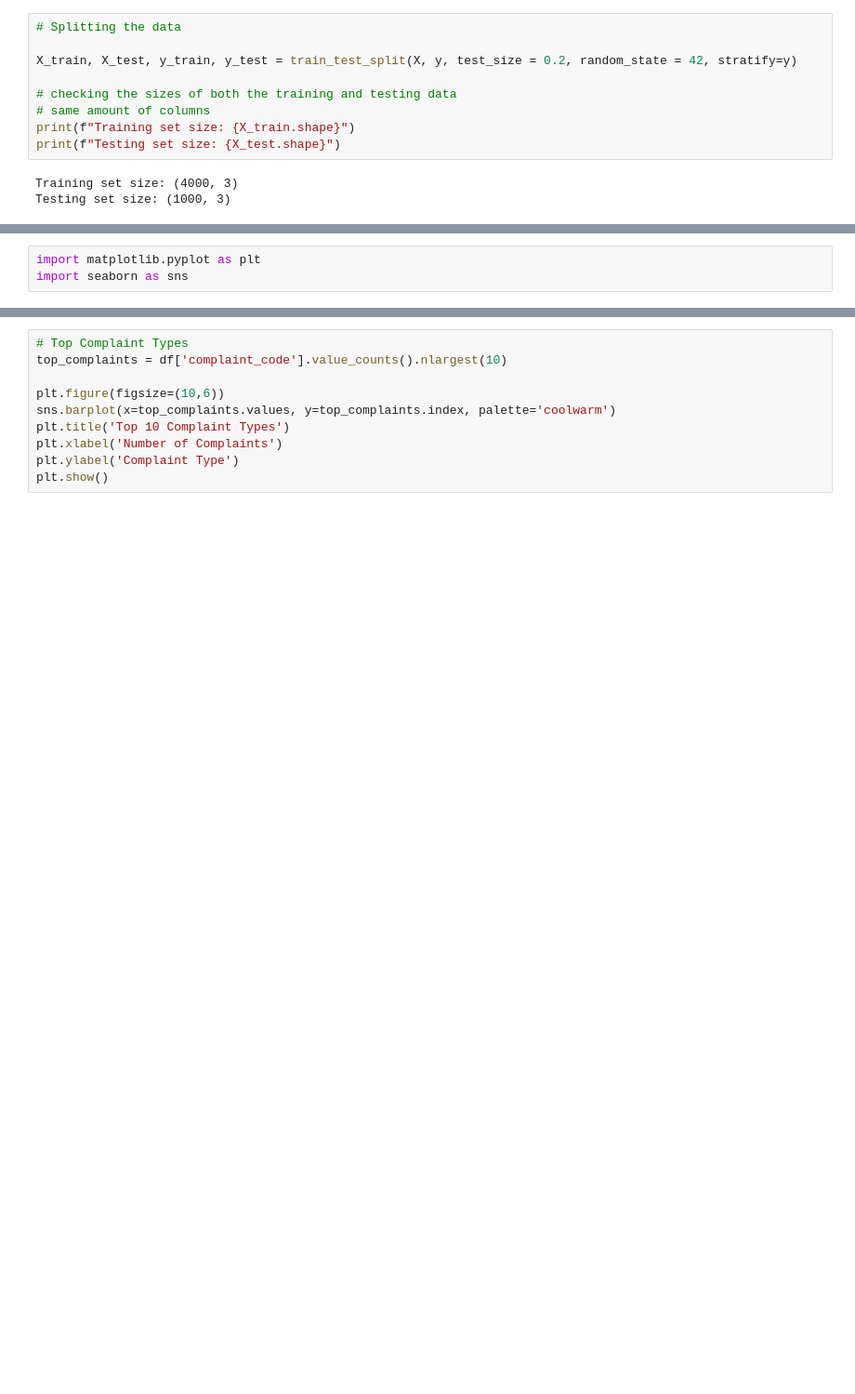
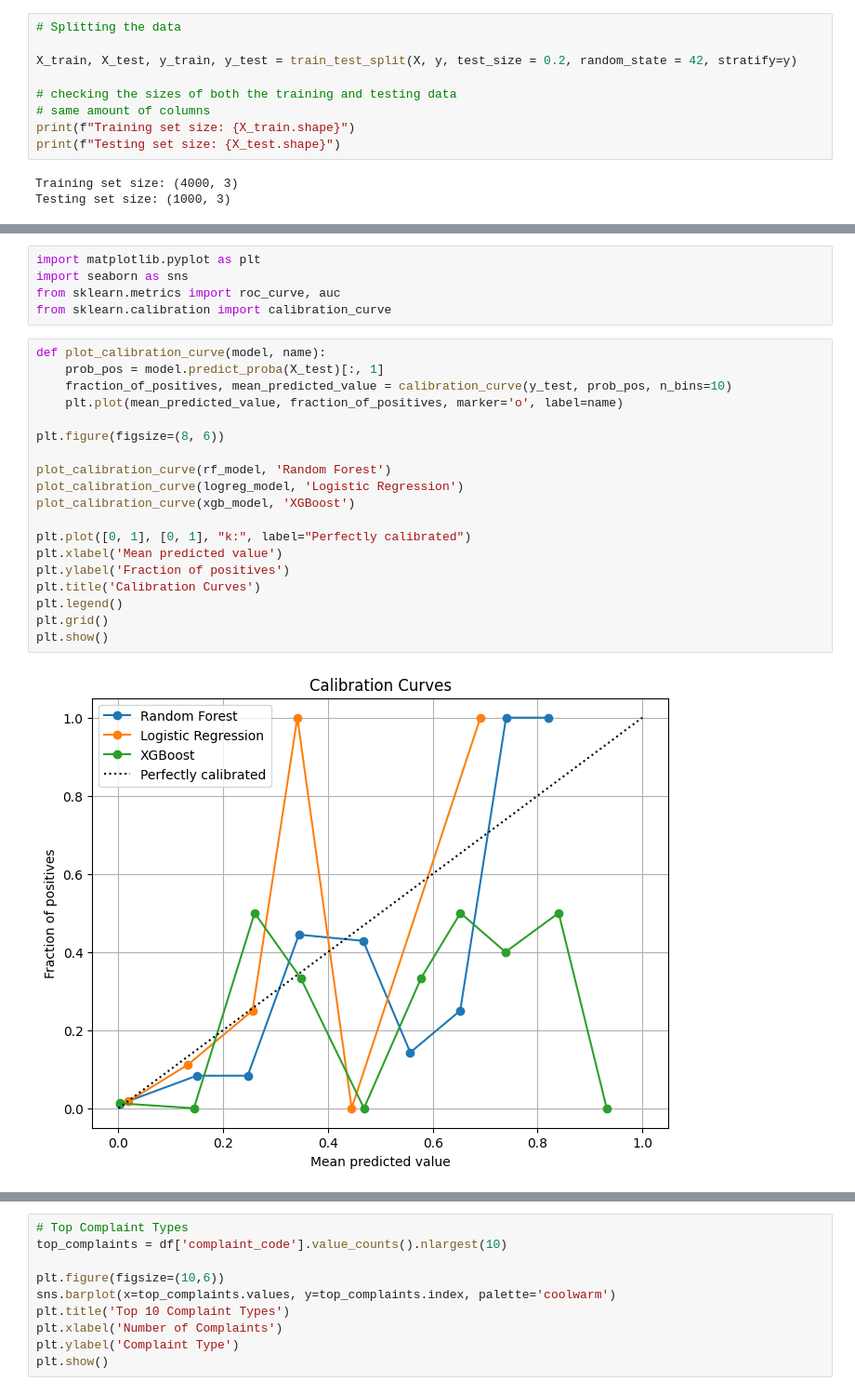
Before and after one commit to aryamankachroo/DTSC2302FinalProject, a Jupyter notebook: nyc_complaints.ipynb, the cells around one changed output, grey strips where cells are left out. Shown at 93% size. Cells and saved outputs as stored; diff of their text form; blank space fills up the shorter version.

Commit message:
Visuals Update 3

```diff
--- a/nyc_complaints.ipynb
+++ b/nyc_complaints.ipynb
@@ -307,3 +306,26 @@ Accuracy Score: 0.968
 # %%
 import matplotlib.pyplot as plt
 import seaborn as sns
+from sklearn.metrics import roc_curve, auc
+from sklearn.calibration import calibration_curve
+# %%
+def plot_calibration_curve(model, name):
+    prob_pos = model.predict_proba(X_test)[:, 1]
+    fraction_of_positives, mean_predicted_value = calibration_curve(y_test, prob_pos, n_bins=10)
+    plt.plot(mean_predicted_value, fraction_of_positives, marker='o', label=name)
+
+plt.figure(figsize=(8, 6))
+
+plot_calibration_curve(rf_model, 'Random Forest')
+plot_calibration_curve(logreg_model, 'Logistic Regression')
+plot_calibration_curve(xgb_model, 'XGBoost')
+
+plt.plot([0, 1], [0, 1], "k:", label="Perfectly calibrated")
+plt.xlabel('Mean predicted value')
+plt.ylabel('Fraction of positives')
+plt.title('Calibration Curves')
+plt.legend()
+plt.grid()
+plt.show()
+# %% [output]
+[figure, added]
```
Also changed, not shown: parts of 20 cells of this notebook.
